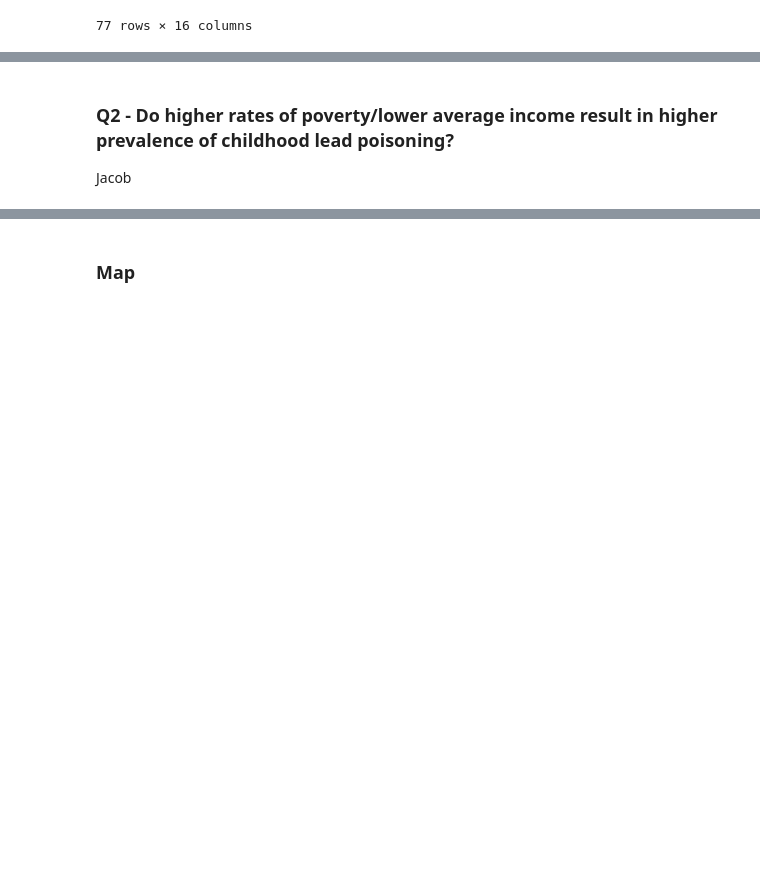
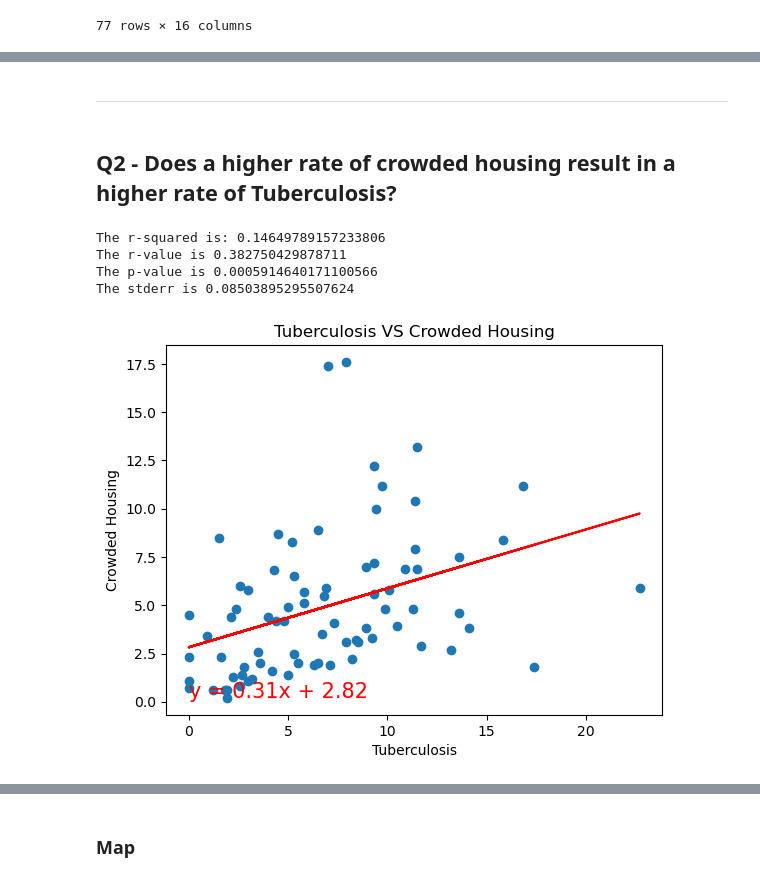
Before and after one commit to jroelofsz/Project1, a Jupyter notebook: main.ipynb, the cells around one changed output, grey strips where cells are left out. Saved outputs shown, nothing was run; the diff lists cells and outputs as text; code cells hidden in the pictures; blank space fills up the shorter version.

```diff
--- a/main.ipynb
+++ b/main.ipynb
@@ -72,6 +80,27 @@ clean_df
 | 75 | Far North Side | O'Hare | 29402 | 9.5 | 15.8 | ... |
 | 76 | Far North Side | Edgewater | 33364 | 16.6 | 12.1 | ... |
 77 rows × 16 columns
+# %%
+#linear regression function
+def get_regress(x,y, title, xlabel, ylabel):
+   plt.scatter(x=x,y=y)
+   (slope, intercept, rvalue, pvalue, stderr) = linregress(x, y)
+   regress_values = x * slope + intercept
+   line_eq = f'y = {round(slope,2)}x + {round(intercept,2)}'
+   plt.plot(x,regress_values, color='red')
+   plt.title(title)
+   plt.xlabel(xlabel)
+   plt.ylabel(ylabel)
+   if sum(x) > 0:
+      plt.annotate(line_eq,(min(x),min(y)),fontsize=15,color='red')
+   else:
+      plt.annotate(line_eq,(min(x),min(y)),fontsize=15,color='red')
+   print(f'The r-squared is: {rvalue**2}')
+   print(f'The r-value is {rvalue}')
+   print(f'The p-value is {pvalue}')
+   print(f'The stderr is {stderr}')
+
+   plt.show()
 # %%
 #regression function
 def linear_regression_plots(x_values, y_values, title, x_label, y_label):
@@ -101,4 +267,17 @@ Sarika
+# %% [markdown]
+___
 # %% [markdown]
-### Q2 - Do higher rates of poverty/lower average income result in higher prevalence of childhood lead poisoning?
-
-Jacob
+## Q2 - Does a higher rate of crowded housing result in a higher rate of Tuberculosis?
+# %%
+tb_df = clean_df.loc[(~clean_df['Tuberculosis'].isna()) & (~clean_df['Crowded Housing'].isna())]
+
+tb_df = tb_df.sort_values(by='Community Area Name').reset_index()
+# %%
+#Do higher rates of poverty/lower average income result in higher prevalence of childhood lead poisoning?
+get_regress(tb_df['Tuberculosis'],tb_df['Crowded Housing'],'Tuberculosis VS Crowded Housing','Tuberculosis','Crowded Housing')
+# %% [output]
+The r-squared is: 0.14649789157233806
+The r-value is 0.382750429878711
+The p-value is 0.0005914640171100566
+The stderr is 0.08503895295507624
+[figure, added]
```
Also changed, not shown: parts of 29 cells of this notebook, 1 other file.
